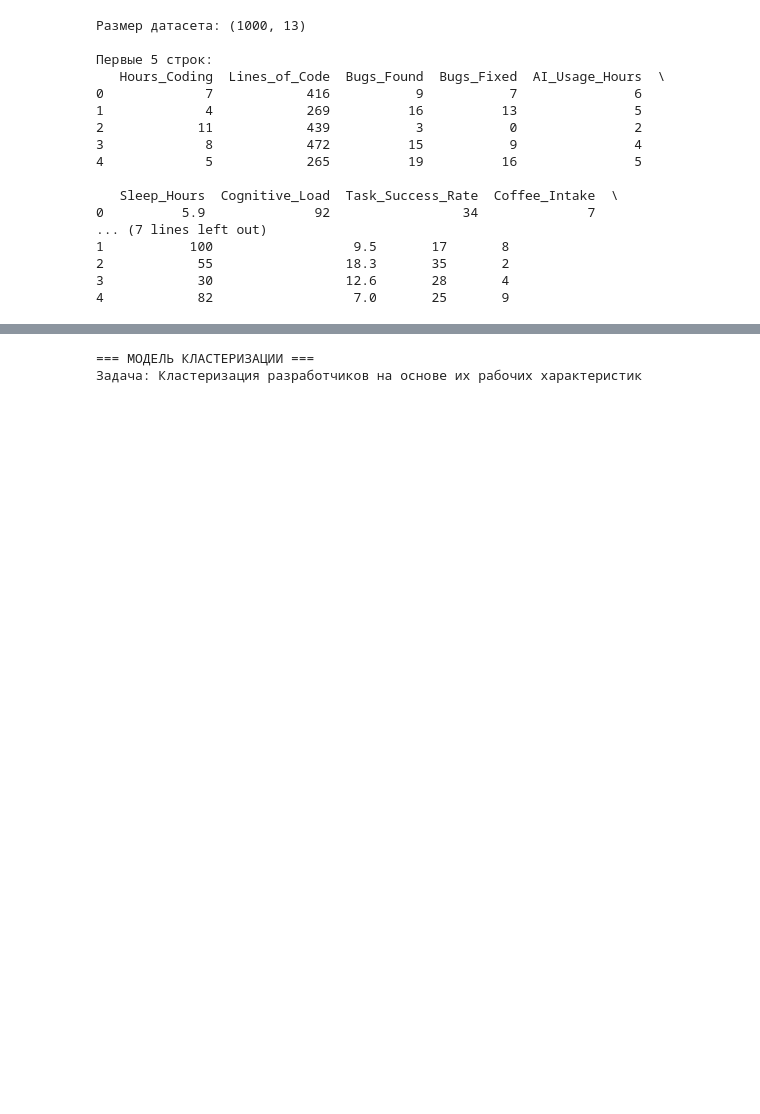
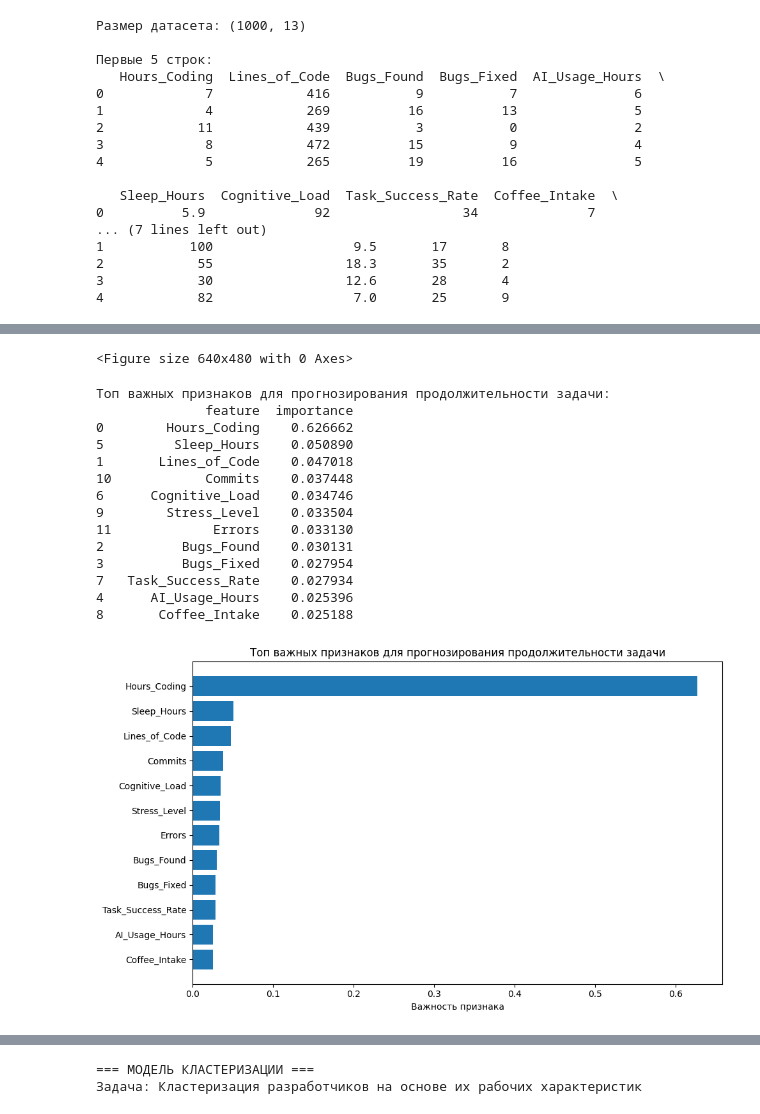
Before and after one commit to wanttmcl/study, a Jupyter notebook: Untitled2.ipynb, the cells around one changed output, grey strips where cells are left out. Cells and saved outputs as stored; diff of their text form; code cells hidden in the pictures; blank space fills up the shorter version.

```diff
--- a/Untitled2.ipynb
+++ b/Untitled2.ipynb
@@ -281,3 +254,58 @@ plt.show()
+# %%
+# Предсказания vs Фактические значения для линейной регрессии
+axes[0].scatter(y_reg_test, y_reg_pred_lr, alpha=0.6)
+axes[0].plot([y_reg_test.min(), y_reg_test.max()],
+             [y_reg_test.min(), y_reg_test.max()], 'r--', lw=2)
+axes[0].set_xlabel('Фактические значения (часы)')
+axes[0].set_ylabel('Предсказанные значения (часы)')
+axes[0].set_title('Линейная регрессия: Фактические vs Предсказанные')
+axes[0].grid(True, alpha=0.3)
+
+# Предсказания vs Фактические значения для случайного леса
+axes[1].scatter(y_reg_test, y_reg_pred_rf, alpha=0.6, color='green')
+axes[1].plot([y_reg_test.min(), y_reg_test.max()],
+             [y_reg_test.min(), y_reg_test.max()], 'r--', lw=2)
+axes[1].set_xlabel('Фактические значения (часы)')
+axes[1].set_ylabel('Предсказанные значения (часы)')
+axes[1].set_title('Случайный лес: Фактические vs Предсказанные')
+axes[1].grid(True, alpha=0.3)
+
+plt.tight_layout()
+plt.show()
+# Важность признаков для регрессии
+feature_importance = pd.DataFrame({
+    'feature': X_reg.columns,
+    'importance': rf_reg_model.feature_importances_
+}).sort_values('importance', ascending=False)
+
+print("\nТоп важных признаков для прогнозирования продолжительности задачи:")
+print(feature_importance.head(13))
+
+# Визуализация важности признаков
+plt.figure(figsize=(10, 6))
+plt.barh(feature_importance['feature'].head(13), feature_importance['importance'].head(13))
+plt.xlabel('Важность признака')
+plt.title('Топ важных признаков для прогнозирования продолжительности задачи')
+plt.gca().invert_yaxis()
+plt.tight_layout()
+plt.show()
+# %% [output]
+<Figure size 640x480 with 0 Axes>
+Топ важных признаков для прогнозирования продолжительности задачи:
+              feature  importance
+0        Hours_Coding    0.626662
+5         Sleep_Hours    0.050890
+1       Lines_of_Code    0.047018
+10            Commits    0.037448
+6      Cognitive_Load    0.034746
+9        Stress_Level    0.033504
+11             Errors    0.033130
+2          Bugs_Found    0.030131
+3          Bugs_Fixed    0.027954
+7   Task_Success_Rate    0.027934
+4      AI_Usage_Hours    0.025396
+8       Coffee_Intake    0.025188
+[figure, added]
 # %%
 print("\n\n=== МОДЕЛЬ КЛАССИФИКАЦИИ ===")
 print("Задача: Классификация задач на успешные (Task_Success_Rate > 60%) и неуспешные\n")
```
Also changed, not shown: parts of 13 cells of this notebook.
